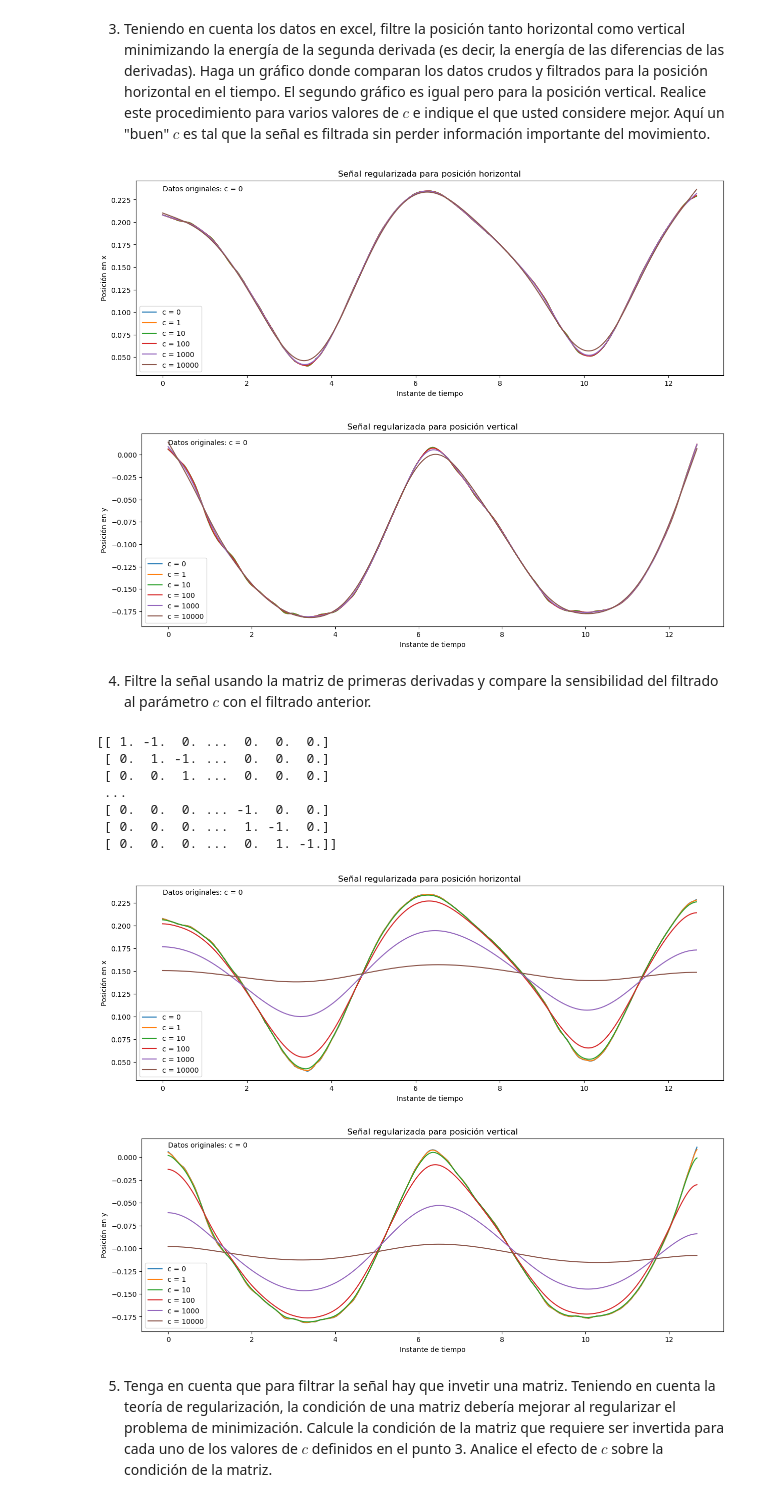
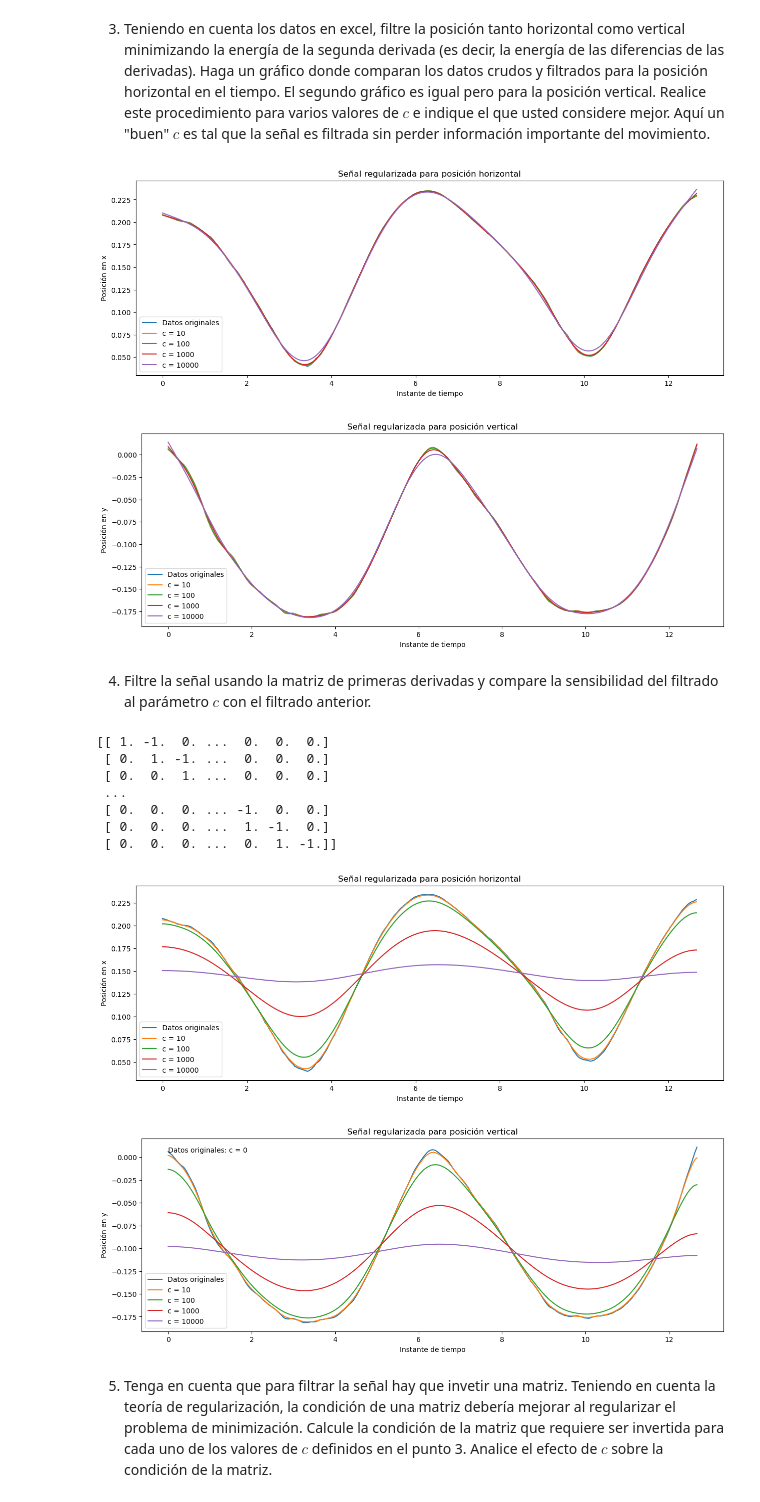
Before and after one commit to DavidTobonIBIO/Labs-IBIO2240, a Jupyter notebook: Lab11/Bono_2_2.ipynb, the cells around one changed output. Cells and saved outputs as stored; diff of their text form; code cells hidden in the pictures.

```diff
--- a/Lab11/Bono_2_2.ipynb
+++ b/Lab11/Bono_2_2.ipynb
@@ -115,42 +122,42 @@ def x_star(data, c, d):
 # %% [markdown]
 3. Teniendo en cuenta los datos en excel, filtre la posición tanto horizontal como vertical minimizando la energía de la segunda derivada (es decir, la energía de las diferencias de las derivadas). Haga un gráfico donde comparan los datos crudos y filtrados para la posición horizontal en el tiempo. El segundo gráfico es igual pero para la posición vertical. Realice este procedimiento para varios valores de $c$ e indique el que usted considere mejor. Aquí un "buen"  $c$ es tal que la señal es filtrada sin perder información importante del movimiento.
 # %%
-x_stars_x_D2 = []
-x_stars_y_D2 = []
+x_stars_D2 = []
+y_stars_D2 = []
 A_x_D2 = []
 A_y_D2 = []
 
+# Obtener los valores filtrados y la matriz que se invierte para cada c
 for i in range(len(c)):
     x_star_x, pre_inv_x = x_star(x_elbow, c[i], D2)
     x_star_y, pre_inv_y = x_star(y_elbow, c[i], D2)
-    x_stars_x_D2.append(x_star_x)
-    x_stars_y_D2.append(x_star_y)
+    x_stars_D2.append(x_star_x)
+    y_stars_D2.append(x_star_y)
     A_x_D2.append(pre_inv_x)
     A_y_D2.append(pre_inv_y)
 
-
+# Graficas de los datos filtrados usando D2 para cada c
 plt.figure(figsize=(15, 5))
+plt.plot(time, x_elbow, label="Datos originales")
 for i in range(len(c)):
-    plt.plot(time, x_stars_x_D2[i], label=f"c = {c[i]}")
+    plt.plot(time, x_stars_D2[i], label=f"c = {c[i]}")
 plt.title(f"Señal regularizada para posición horizontal")
 plt.xlabel("Instante de tiempo")
 plt.ylabel("Posición en x")
-plt.annotate("Datos originales: c = 0", xy=(min(time), max(x_stars_x_D2[0])))
 plt.legend()
 plt.show()
 
-
 plt.figure(figsize=(15, 5))
+plt.plot(time, y_elbow, label="Datos originales")
 for i in range(len(c)):
-    plt.plot(time, x_stars_y_D2[i], label=f"c = {c[i]}")
+    plt.plot(time, y_stars_D2[i], label=f"c = {c[i]}")
 plt.title(f"Señal regularizada para posición vertical")
 plt.xlabel("Instante de tiempo")
 plt.ylabel("Posición en y")
-plt.annotate("Datos originales: c = 0", xy=(min(time), max(x_stars_y_D2[0])))
 plt.legend()
 plt.show()
 # %% [output]
-[figure, old version]
+[figure, new version]
-[figure, old version]
+[figure, new version]
 # %% [markdown]
 4. Filtre la señal usando la matriz de primeras derivadas y compare la sensibilidad del filtrado al parámetro $c$ con el filtrado anterior.
@@ -157,61 +174,52 @@ plt.show()
 # %%
-def reg_dmatrix_D1(data, time):
-
-    d_matrix = np.zeros((len(time)-1,len(time)))
-
-    for i in range(len(time)-1):
-            d_matrix[i][i] = 1
-            d_matrix[i][i+1] = -1
-
-    return d_matrix
-
 D1 = reg_dmatrix_D1(x_elbow, time)
 print(D1)
 
-x_stars_x_D1 = []
-x_stars_y_D1 = []
+x_stars_D1 = []
+y_stars_D1 = []
 A_x_D1 = []
 A_y_D1 = []
 
+# Obtener los valores filtrados y la matriz que se invierte para cada c
 for i in range(len(c)):
     x_star_x, pre_inv_x = x_star(x_elbow, c[i], D1)
     x_star_y, pre_inv_y = x_star(y_elbow, c[i], D1)
-    x_stars_x_D1.append(x_star_x)
-    x_stars_y_D1.append(x_star_y)
+    x_stars_D1.append(x_star_x)
+    y_stars_D1.append(x_star_y)
     A_x_D1.append(pre_inv_x)
     A_y_D1.append(pre_inv_y)
 
-
+# Graficas de los datos filtrados usando D1 para cada c
 plt.figure(figsize=(15, 5))
+plt.plot(time, x_elbow, label="Datos originales")
 for i in range(len(c)):
-    plt.plot(time, x_stars_x_D1[i], label=f"c = {c[i]}")
+    plt.plot(time, x_stars_D1[i], label=f"c = {c[i]}")
 plt.title(f"Señal regularizada para posición horizontal")
 plt.xlabel("Instante de tiempo")
 plt.ylabel("Posición en x")
-plt.annotate("Datos originales: c = 0", xy=(min(time), max(x_stars_x_D1[0])))
 plt.legend()
 plt.show()
 
-
 plt.figure(figsize=(15, 5))
+plt.plot(time, y_elbow, label="Datos originales")
 for i in range(len(c)):
-    plt.plot(time, x_stars_y_D1[i], label=f"c = {c[i]}")
+    plt.plot(time, y_stars_D1[i], label=f"c = {c[i]}")
 plt.title(f"Señal regularizada para posición vertical")
 plt.xlabel("Instante de tiempo")
 plt.ylabel("Posición en y")
-plt.annotate("Datos originales: c = 0", xy=(min(time), max(x_stars_y_D1[0])))
+plt.annotate("Datos originales: c = 0", xy=(min(time), max(y_stars_D1[0])))
 plt.legend()
 plt.show()
 # %% [output]
 [[ 1. -1.  0. ...  0.  0.  0.]
  [ 0.  1. -1. ...  0.  0.  0.]
  [ 0.  0.  1. ...  0.  0.  0.]
  ...
  [ 0.  0.  0. ... -1.  0.  0.]
  [ 0.  0.  0. ...  1. -1.  0.]
  [ 0.  0.  0. ...  0.  1. -1.]]
-[figure, old version]
+[figure, new version]
-[figure, old version]
+[figure, new version]
 # %% [markdown]
 5. Tenga en cuenta que para filtrar la señal hay que invetir una matriz. Teniendo en cuenta la teoría de regularización, la condición de una matriz debería mejorar al regularizar el problema de minimización. Calcule la condición de la matriz que requiere ser invertida para cada uno de los valores de $c$ definidos en el punto 3. Analice el efecto de $c$ sobre la condición de la matriz.
 # %%
```
Also changed, not shown: parts of 8 cells of this notebook, 3 other files.
